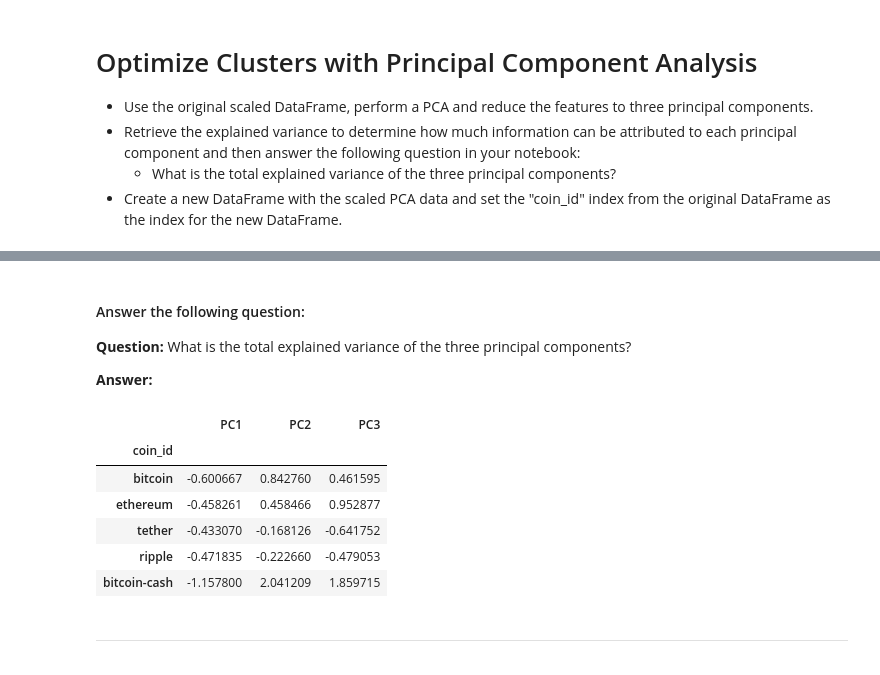
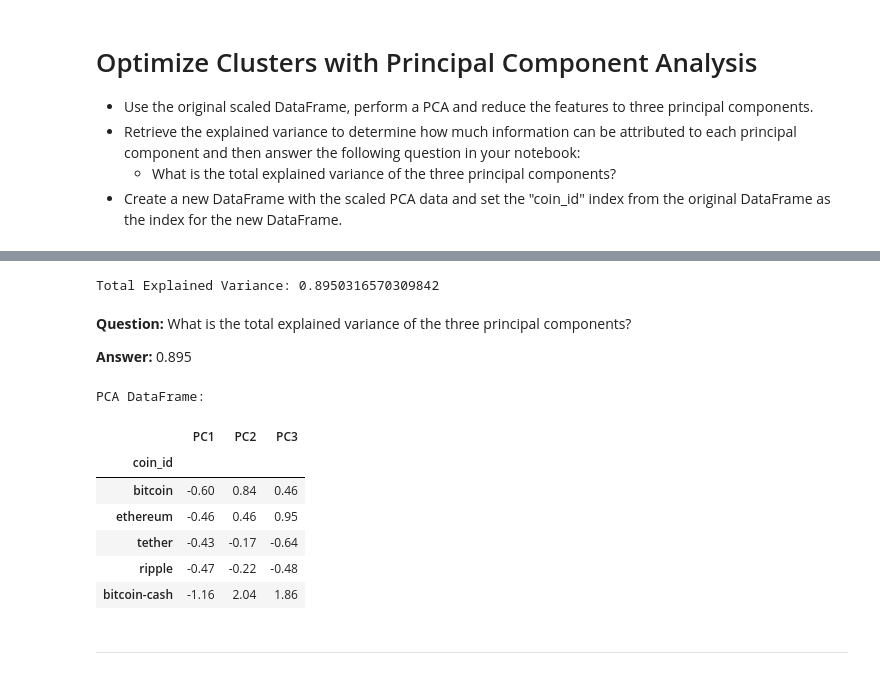
Before and after one commit to elizabethlconn/CryptoClustering, a Jupyter notebook: module-19-challenge-files/Crypto_Clustering.ipynb, the cells around one changed output, grey strips where cells are left out. Drawn from its saved outputs; the diff is of its cells as text; code cells hidden in the pictures.

```diff
--- a/module-19-challenge-files/Crypto_Clustering.ipynb
+++ b/module-19-challenge-files/Crypto_Clustering.ipynb
@@ -11,12 +11,13 @@ import matplotlib.pyplot as plt
 [interactive output not drawn]
 [interactive output not drawn]
 # %%
-# Load the data into a Pandas DataFrame
-crypto_market_df = pd.read_csv(
-    "Resources/crypto_market_data.csv",
-    index_col="coin_id")
+# LOAD DATA INTO PANDAS DATAFRAME
+crypto_market_df = pd.read_csv('Resources/crypto_market_data.csv', index_col="coin_id")
 
-# Display sample data
+# OPTIONAL FORMATTING
+pd.set_option('display.float_format', '{:.2f}'.format)
+
+# DISPLAY SAMPLE DATA
 crypto_market_df.head(10)
 # %% [output]
 |  | price_change_percentage_24h | price_change_percentage_7d | price_change_percentage_14d | price_change_percentage_30d | ... |
@@ -60,19 +62,19 @@ crypto_market_df.hvplot.line(
 # %%
-# Use the `StandardScaler()` module from scikit-learn to normalize the data from the CSV file
-
-# Read in CSV
+# READ CSV
 crypto_data = pd.read_csv("Resources/crypto_market_data.csv")
 
-# Drop coin_id column in order to scale numeric data aka price change percentage columns
+# DROP COIN_ID COLUMN TO SCALE NUMBERIC DATA
 numeric_columns = crypto_data.drop(columns=['coin_id'])
 
-# Scale and Fit
+# SCALE + FIT
 crypto_data_scaled = StandardScaler().fit_transform(numeric_columns)
 
-# Create scaled dataframe with coin_id as index
-scaled_crypto_df = pd.DataFrame(crypto_data_scaled, columns=numeric_columns.columns, index=crypto_data['coin_id'])
+# SCALED DATAFRAME - COIN_ID AS INDEX
+scaled_crypto_df = pd.DataFrame(crypto_data_scaled,
+                                columns=numeric_columns.columns,
+                                index=crypto_data['coin_id'])
 
-# Display
+# DISPLAY
 scaled_crypto_df.head()
 # %% [output]
 |  | price_change_percentage_24h | price_change_percentage_7d | price_change_percentage_14d | price_change_percentage_30d | ... |
@@ -242,30 +223,36 @@ total_explained_variance
+# %%
+# RETRIEVE EXPLAINED VARIANCE
+explained_variance = pca.explained_variance_ratio_
+
+# SUM TOTAL EXPLAINED VARIANCE
+total_explained_variance = explained_variance.sum()
+
+# PRINT
+print(f'Total Explained Variance: {total_explained_variance}')
+# %% [output]
+Total Explained Variance: 0.8950316570309842
 # %% [markdown]
-#### Answer the following question:
-
 **Question:** What is the total explained variance of the three principal components?
 
-**Answer:**
+**Answer:** 0.895
 # %%
-# Create a new DataFrame with the PCA data.
-pca_df = pd.DataFrame(pca_data, columns=['PC1', 'PC2', 'PC3'], index=scaled_crypto_df.index)
+# CREATE NEW DATAFRAME WITH PCA DATA
+pca_df = pd.DataFrame(pca_data,
+                      columns = ['PC1', 'PC2', 'PC3'],
+                      index = scaled_crypto_df.index)
+
+# DISPLAY
+print('PCA DataFrame:')
 pca_df.head()
-
-
-# Copy the crypto names from the original scaled DataFrame
-
-
-# Set the coin_id column as index
-
-
-# Display the scaled PCA DataFrame
 # %% [output]
+PCA DataFrame:
 |  | PC1 | PC2 | PC3 |
 | coin_id |  |  |  |
-| bitcoin | -0.600667 | 0.842760 | 0.461595 |
-| ethereum | -0.458261 | 0.458466 | 0.952877 |
-| tether | -0.433070 | -0.168126 | -0.641752 |
-| ripple | -0.471835 | -0.222660 | -0.479053 |
-| bitcoin-cash | -1.157800 | 2.041209 | 1.859715 |
+| bitcoin | -0.60 | 0.84 | 0.46 |
+| ethereum | -0.46 | 0.46 | 0.95 |
+| tether | -0.43 | -0.17 | -0.64 |
+| ripple | -0.47 | -0.22 | -0.48 |
+| bitcoin-cash | -1.16 | 2.04 | 1.86 |
 # %% [markdown]
 ---
 # %% [markdown]
```
Also changed, not shown: parts of 41 cells of this notebook.
